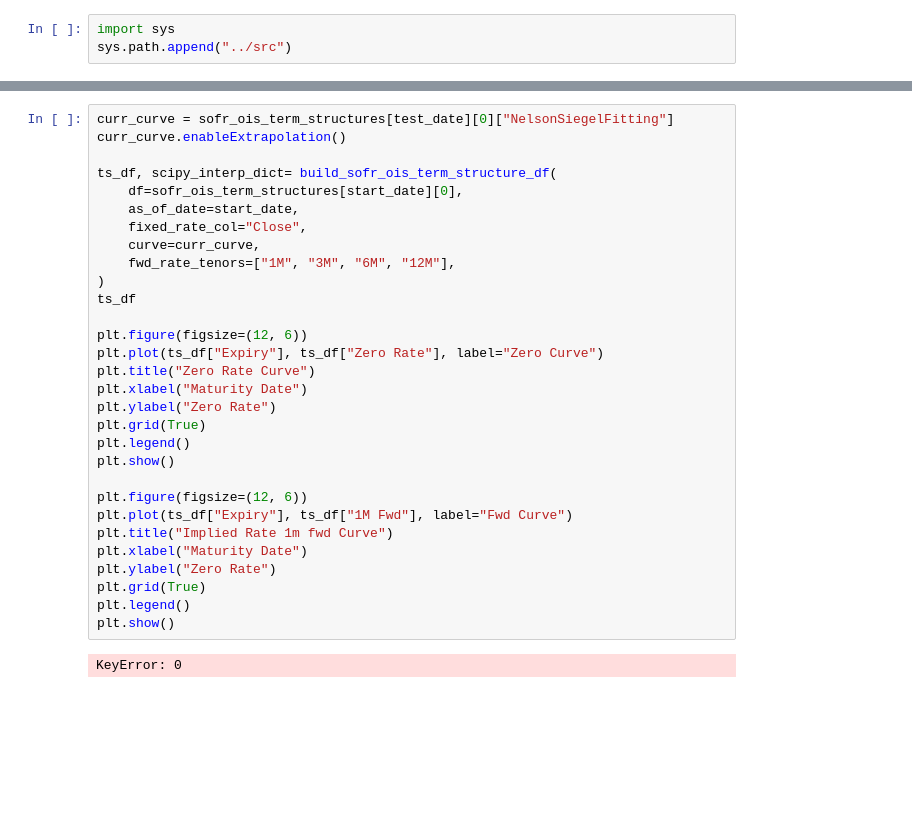
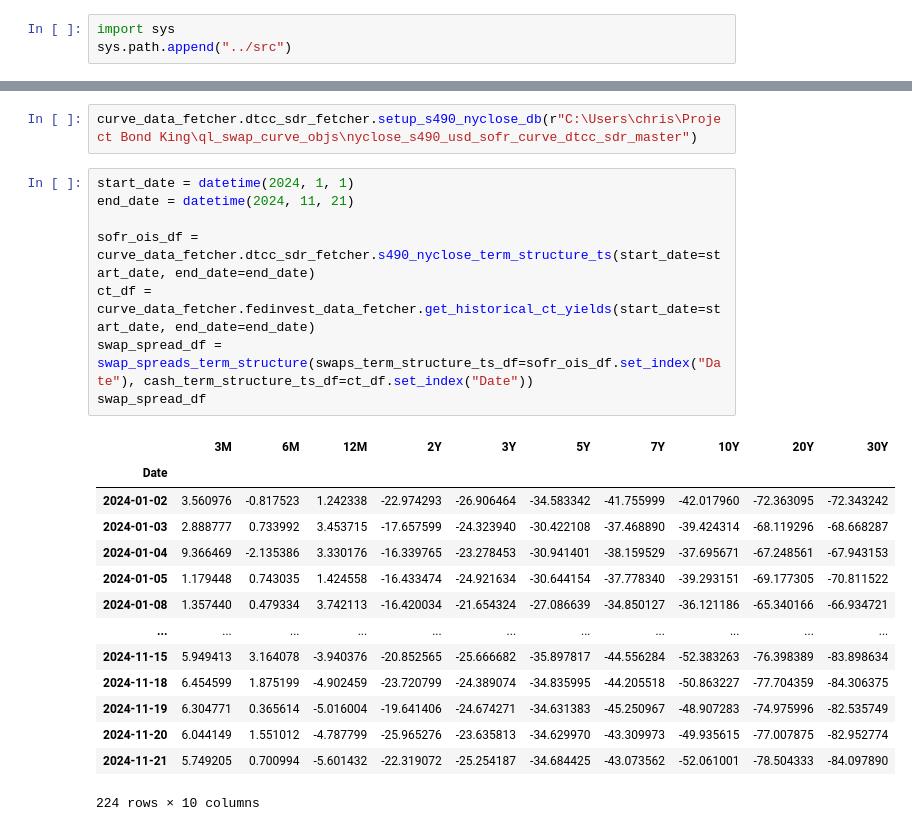
Before and after one commit to cleeclee123/Curvy-CUSIPs, a Jupyter notebook: notebooks/dtcc_swaps.ipynb, the cells around one changed output, grey strips where cells are left out. Drawn from its saved outputs; the diff is of its cells as text; blank space fills up the shorter version.

```diff
--- a/notebooks/dtcc_swaps.ipynb
+++ b/notebooks/dtcc_swaps.ipynb
@@ -262,33 +67,26 @@ plt.show()
-# %%
-curr_curve = sofr_ois_term_structures[test_date][0]["NelsonSiegelFitting"]
-curr_curve.enableExtrapolation()
-
-ts_df, scipy_interp_dict= build_sofr_ois_term_structure_df(
-    df=sofr_ois_term_structures[start_date][0],
-    as_of_date=start_date,
-    fixed_rate_col="Close",
-    curve=curr_curve,
-    fwd_rate_tenors=["1M", "3M", "6M", "12M"],
-)
-ts_df
-
-plt.figure(figsize=(12, 6))
-plt.plot(ts_df["Expiry"], ts_df["Zero Rate"], label="Zero Curve")
-plt.title("Zero Rate Curve")
-plt.xlabel("Maturity Date")
-plt.ylabel("Zero Rate")
-plt.grid(True)
-plt.legend()
-plt.show()
-
-plt.figure(figsize=(12, 6))
-plt.plot(ts_df["Expiry"], ts_df["1M Fwd"], label="Fwd Curve")
-plt.title("Implied Rate 1m fwd Curve")
-plt.xlabel("Maturity Date")
-plt.ylabel("Zero Rate")
-plt.grid(True)
-plt.legend()
-plt.show()
-# %% [output]
-KeyError: 0
+# %%
+curve_data_fetcher.dtcc_sdr_fetcher.setup_s490_nyclose_db(r"C:\Users\chris\Project Bond King\ql_swap_curve_objs\nyclose_s490_usd_sofr_curve_dtcc_sdr_master")
+# %%
+start_date = datetime(2024, 1, 1)
+end_date = datetime(2024, 11, 21)
+
+sofr_ois_df = curve_data_fetcher.dtcc_sdr_fetcher.s490_nyclose_term_structure_ts(start_date=start_date, end_date=end_date)
+ct_df = curve_data_fetcher.fedinvest_data_fetcher.get_historical_ct_yields(start_date=start_date, end_date=end_date)
+swap_spread_df = swap_spreads_term_structure(swaps_term_structure_ts_df=sofr_ois_df.set_index("Date"), cash_term_structure_ts_df=ct_df.set_index("Date"))
+swap_spread_df
+# %% [output]
+|  | 3M | 6M | 12M | 2Y | 3Y | 5Y | 7Y | 10Y | 20Y | 30Y |
+| Date |  |  |  |  |  |  |  |  |  |  |
+| 2024-01-02 | 3.560976 | -0.817523 | 1.242338 | -22.974293 | -26.906464 | -34.583342 | -41.755999 | -42.017960 | -72.363095 | -72.343242 |
+| 2024-01-03 | 2.888777 | 0.733992 | 3.453715 | -17.657599 | -24.323940 | -30.422108 | -37.468890 | -39.424314 | -68.119296 | -68.668287 |
+| 2024-01-04 | 9.366469 | -2.135386 | 3.330176 | -16.339765 | -23.278453 | -30.941401 | -38.159529 | -37.695671 | -67.248561 | -67.943153 |
+| 2024-01-05 | 1.179448 | 0.743035 | 1.424558 | -16.433474 | -24.921634 | -30.644154 | -37.778340 | -39.293151 | -69.177305 | -70.811522 |
+| 2024-01-08 | 1.357440 | 0.479334 | 3.742113 | -16.420034 | -21.654324 | -27.086639 | -34.850127 | -36.121186 | -65.340166 | -66.934721 |
+| ... | ... | ... | ... | ... | ... | ... | ... | ... | ... | ... |
+| 2024-11-15 | 5.949413 | 3.164078 | -3.940376 | -20.852565 | -25.666682 | -35.897817 | -44.556284 | -52.383263 | -76.398389 | -83.898634 |
+| 2024-11-18 | 6.454599 | 1.875199 | -4.902459 | -23.720799 | -24.389074 | -34.835995 | -44.205518 | -50.863227 | -77.704359 | -84.306375 |
+| 2024-11-19 | 6.304771 | 0.365614 | -5.016004 | -19.641406 | -24.674271 | -34.631383 | -45.250967 | -48.907283 | -74.975996 | -82.535749 |
+| 2024-11-20 | 6.044149 | 1.551012 | -4.787799 | -25.965276 | -23.635813 | -34.629970 | -43.309973 | -49.935615 | -77.007875 | -82.952774 |
+| 2024-11-21 | 5.749205 | 0.700994 | -5.601432 | -22.319072 | -25.254187 | -34.684425 | -43.073562 | -52.061001 | -78.504333 | -84.097890 |
+224 rows × 10 columns
 # %%
```
Also changed, not shown: parts of 9 cells of this notebook, 14 other files.
